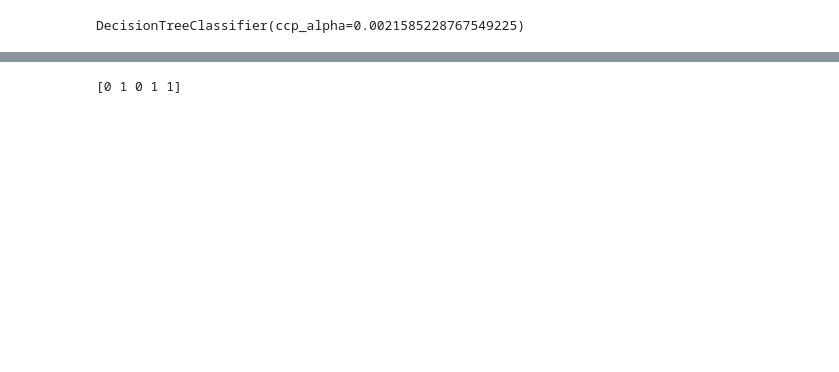
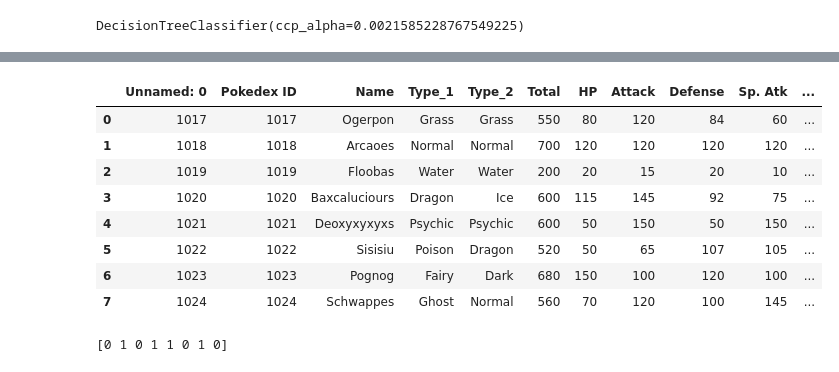
Before and after one commit to M1409/Pokemon-Legendary, a Jupyter notebook: teste_modelo.ipynb, the cells around one changed output, grey strips where cells are left out. Cells and saved outputs as stored; diff of their text form; code cells hidden in the pictures; blank space fills up the shorter version.

```diff
--- a/teste_modelo.ipynb
+++ b/teste_modelo.ipynb
@@ -116,3 +37,17 @@ display(ogerpon)
+# %%
+ogerpon = pd.read_excel('treino.xlsx')
+
+display(ogerpon)
+# %% [output]
+|  | Unnamed: 0 | Pokedex ID | Name | Type_1 | Type_2 | Total | HP | Attack | Defense | Sp. Atk | ... |
+| 0 | 1017 | 1017 | Ogerpon | Grass | Grass | 550 | 80 | 120 | 84 | 60 | ... |
+| 1 | 1018 | 1018 | Arcaoes | Normal | Normal | 700 | 120 | 120 | 120 | 120 | ... |
+| 2 | 1019 | 1019 | Floobas | Water | Water | 200 | 20 | 15 | 20 | 10 | ... |
+| 3 | 1020 | 1020 | Baxcaluciours | Dragon | Ice | 600 | 115 | 145 | 92 | 75 | ... |
+| 4 | 1021 | 1021 | Deoxyxyxyxs | Psychic | Psychic | 600 | 50 | 150 | 50 | 150 | ... |
+| 5 | 1022 | 1022 | Sisisiu | Poison | Dragon | 520 | 50 | 65 | 107 | 105 | ... |
+| 6 | 1023 | 1023 | Pognog | Fairy | Dark | 680 | 150 | 100 | 120 | 100 | ... |
+| 7 | 1024 | 1024 | Schwappes | Ghost | Normal | 560 | 70 | 120 | 100 | 145 | ... |
 # %%
 a = ogerpon.drop(labels='Is_legendary', axis=1)
 b = ogerpon['Is_legendary'].values
@@ -127,4 +62,4 @@ for column_name in a:
 teste = modelo_desserializado.predict(a)
 print(teste)
 # %% [output]
-[0 1 0 1 1]
+[0 1 0 1 1 0 1 0]
```
Also changed, not shown: parts of 1 cell of this notebook, 2 other files.
